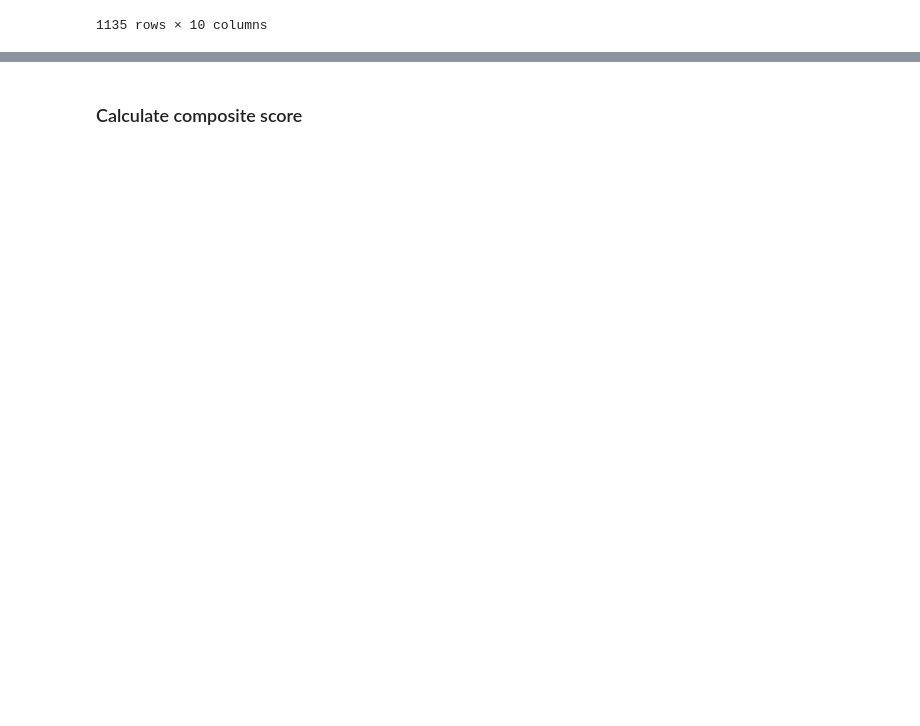
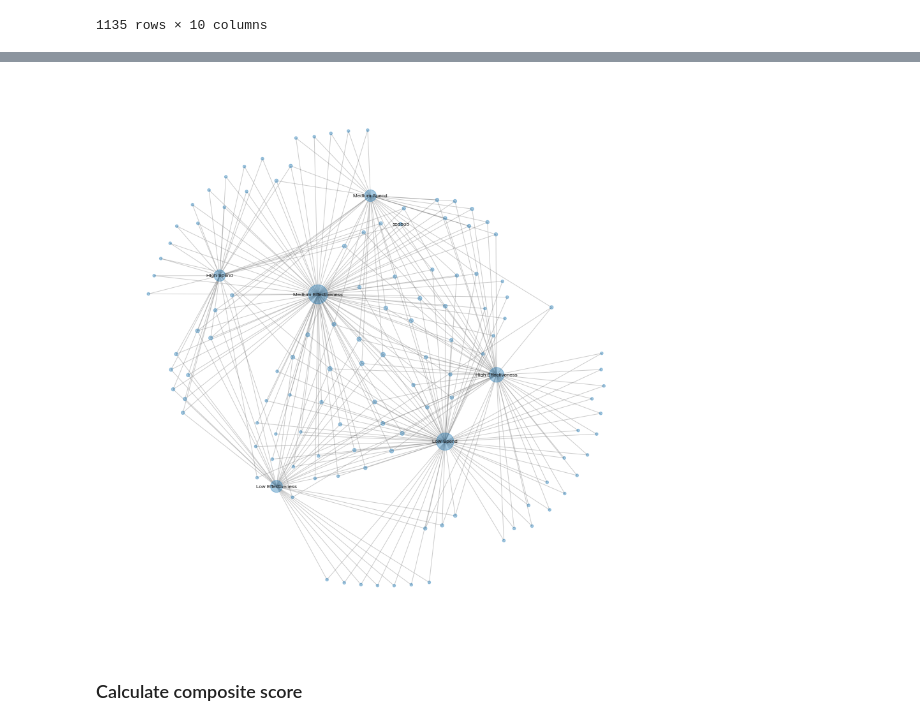
Before and after one commit to ZiyiyangWang/POM-ACO-Network-Evaluation, a Jupyter notebook: Composite Score.ipynb, the cells around one changed output, grey strips where cells are left out. Cells and saved outputs as stored; diff of their text form; code cells hidden in the pictures; blank space fills up the shorter version.

```diff
--- a/Composite Score.ipynb
+++ b/Composite Score.ipynb
@@ -419,0 +492,7 @@ normalized_matrix
+# %%
+spend_bins = pd.qcut(df_com_score['TOTAL_SPEND_NORMALIZED'],3,labels=['Low Spend','Medium Spend','High Spend'])
+effectiveness_bins = pd.cut(df_com_score['EFFECTIVENESS_NORMALIZED'],3,labels=['Low Effectiveness','Medium Effectiveness','High Effectiveness'])
+bi_network_df = df_com_score[['TIN_CCN']]
+bi_network_df['Spend Category'] = spend_bins
+bi_network_df['Effectiveness Category'] = effectiveness_bins
+bi_network_df
@@ -420,2 +525,38 @@ normalized_matrix
+# %%
+B = nx.Graph()
+spend_categories = bi_network_df['Spend Category'].unique()
+effectiveness_categories = bi_network_df['Effectiveness Category'].unique()
+
+B.add_nodes_from(effectiveness_categories,bipartite=1)
+B.add_nodes_from(spend_categories,bipartite=0)
+
+for _,row in bi_network_df.iterrows():
+    B.add_edge(row['TIN_CCN'],row['Spend Category'])
+    B.add_edge(row['TIN_CCN'],row['Effectiveness Category'])
+
+# pos = nx.spring_layout(B)
+# nx.draw(B,pos,with_labels=True,node_size=50,font_size=9)
+# plt.show()
+# %%
+# Calculate node degrees for size
+degrees = dict(nx.degree(B))
+sizes = [degrees[node] * 10 for node in B.nodes()]
+
+# Choose a layout that spreads nodes more evenly
+pos = nx.kamada_kawai_layout(B)
+
+# Draw the network
+plt.figure(figsize=(12, 12))
+nx.draw(B, pos, node_size=sizes, edge_color='gray', alpha=0.4, with_labels=False)
+
+# Draw labels for nodes with degree larger than a threshold
+labels = {node: node for node in B.nodes() if degrees[node] > 10}
+labels[855505] = '855505'
+nx.draw_networkx_labels(B, pos, labels, font_size=8)
+
+# Show plot
+plt.show()
+# %% [output]
+[figure, added]
 # %% [markdown]
 ### Calculate composite score
```
Also changed, not shown: parts of 15 cells of this notebook.
